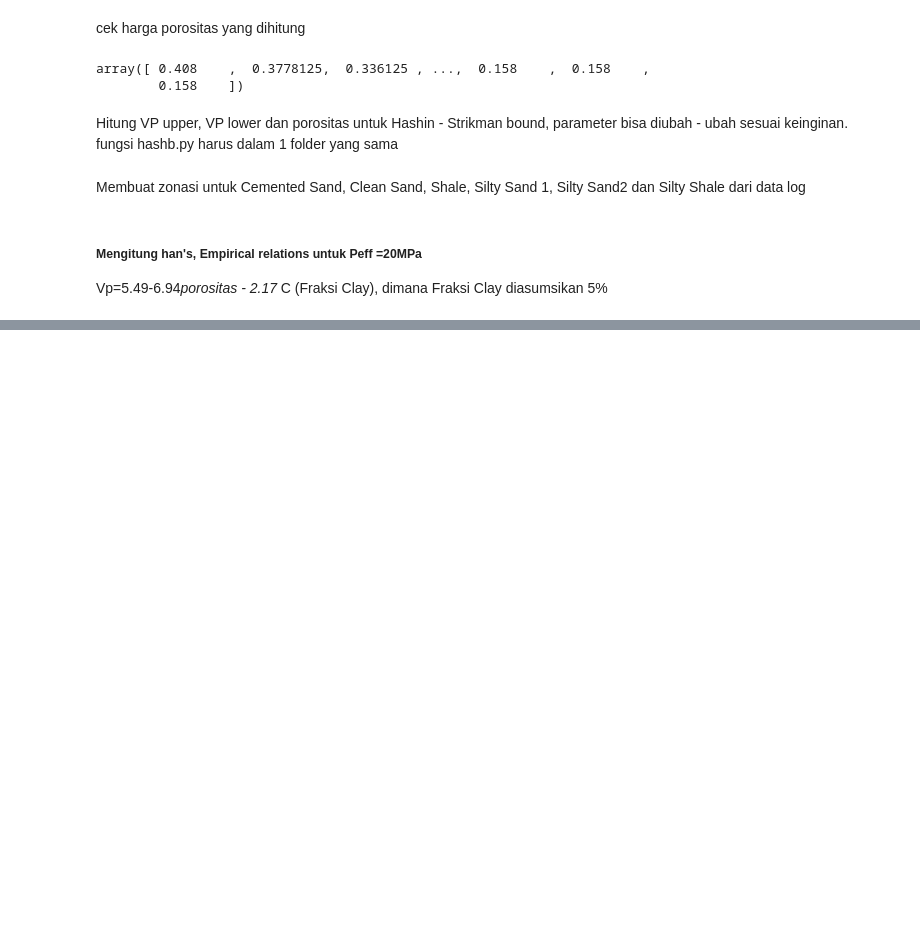
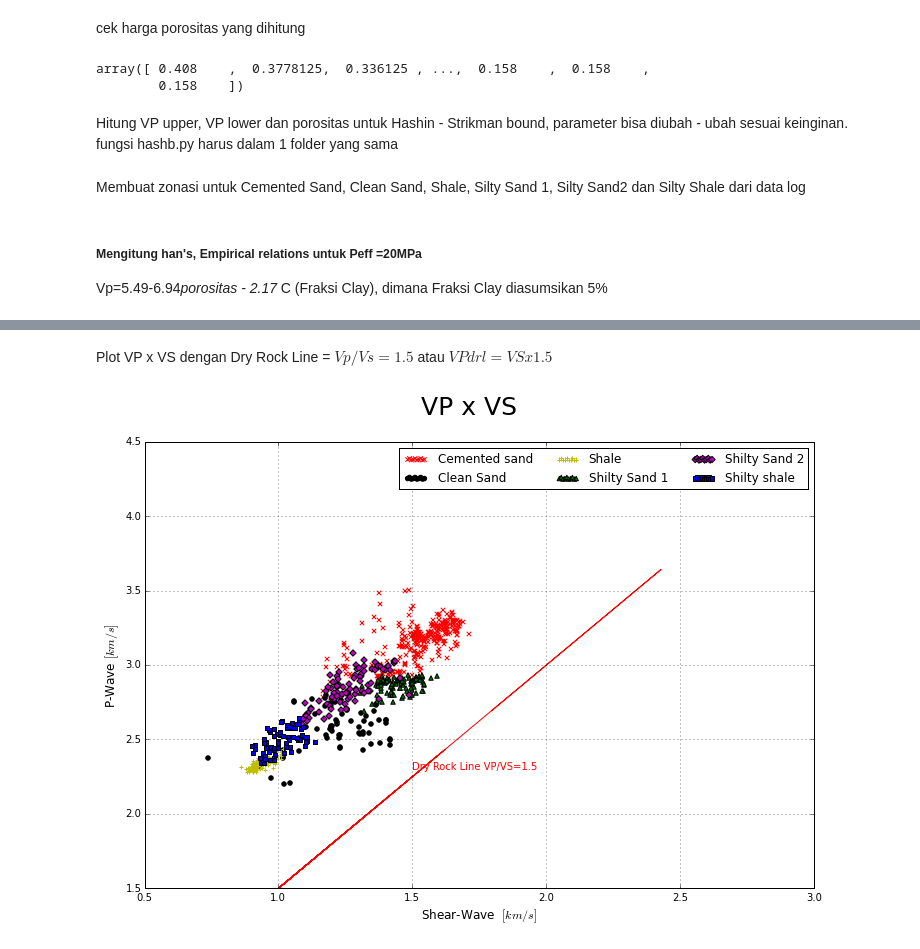
Before and after one commit to Irockshagi/Latihan1_Irock, a Jupyter notebook: Irocks_Exercise_1.ipynb, the cells around one changed output, grey strips where cells are left out. Drawn from its saved outputs; the diff is of its cells as text; code cells hidden in the pictures; blank space fills up the shorter version.

```diff
--- a/Irocks_Exercise_1.ipynb
+++ b/Irocks_Exercise_1.ipynb
@@ -171,0 +183,32 @@ plt.show()
+# %% [markdown]
+Plot VP x VS dengan Dry Rock Line = $Vp/Vs=1.5$ atau $VPdrl=VS x 1.5$
+# %%
+f2 = plt.figure(1,figsize = (12,8))
+f2.suptitle('VP x VS', fontsize=25)
+plt.xlabel('Shear-Wave  '+ r'$[km/s]$', fontsize = '12')
+plt.ylabel('P-Wave '+ r'$[km/s]$', fontsize = '12')
+plt.ylim(1.5,4.5)
+
+CmS=plt.scatter(VS[CmSU_1:CmSU2_1],VP[CmSU_1:CmSU2_1],c ='r',marker='x',hold='on')
+ClS=plt.scatter(VS[ClSU_1:ClSU2_1],VP[ClSU_1:ClSU2_1],c ='k',marker='o')
+SH =plt.scatter(VS[ShlU_1:ShlU2_1],VP[ShlU_1:ShlU2_1],c ='y',marker='+')
+SltS1 =plt.scatter(VS[SltS1U_1:SltS1U2_1],VP[SltS1U_1:SltS1U2_1],c ='g',marker='^')
+SltS2 =plt.scatter(VS[SltS2U_1:SltS2U2_1],VP[SltS2U_1:SltS2U2_1],c ='m',marker='D')
+SltSh =plt.scatter(VS[SiShlU_1:SiShlU2_1],VP[SiShlU_1:SiShlU2_1],c ='b',marker='s')
+
+#Dry Rock Line
+VPdrl=VS*1.5
+VPdrlplot=plt.plot(VS,VPdrl,color = 'r')
+plt.text(1.5,2.3,'Dry Rock Line VP/VS=1.5',color = 'r')
+
+plt.grid()
+plt.legend((CmS, ClS, SH, SltS1, SltS2, SltSh),
+           ('Cemented sand', 'Clean Sand', 'Shale', 'Shilty Sand 1', 'Shilty Sand 2', 'Shilty shale',),
+           scatterpoints=10,
+           #loc='upper right',
+           ncol=3,
+           fontsize=12)
+
+plt.show()
+# %% [output]
+[figure, added]
```
Also changed, not shown: parts of 11 cells of this notebook.
